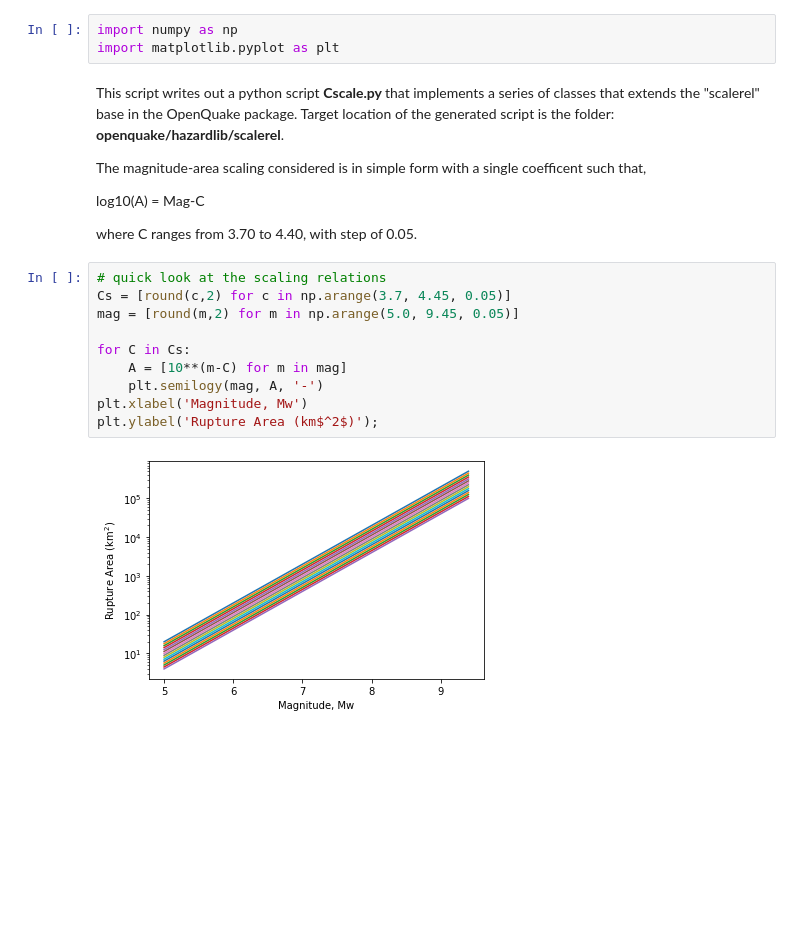
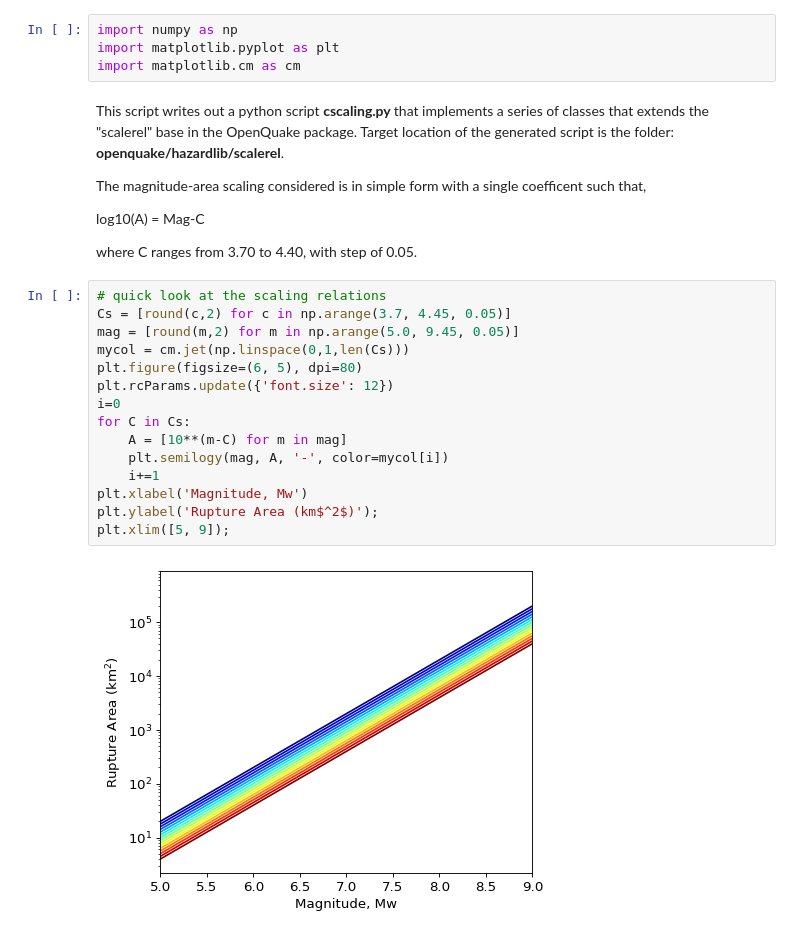
Before and after one commit to thingbaijam/mag-area-cscaling, a Jupyter notebook: write_scalerel-class.ipynb, the cells around one changed output. Saved outputs shown, nothing was run; the diff lists cells and outputs as text; blank space fills up the shorter version.

```diff
--- a/write_scalerel-class.ipynb
+++ b/write_scalerel-class.ipynb
@@ -1,8 +1,9 @@
 # %%
 import numpy as np
 import matplotlib.pyplot as plt
+import matplotlib.cm as cm
 # %% [markdown]
-This script writes out a python script <b> Cscale.py </b> that implements a series of classes that extends the "scalerel" base in the OpenQuake package. Target location of the generated script is the folder: <b> openquake/hazardlib/scalerel</b>.
+This script writes out a python script <b> cscaling.py </b> that implements a series of classes that extends the "scalerel" base in the OpenQuake package. Target location of the generated script is the folder: <b> openquake/hazardlib/scalerel</b>.
 
 The magnitude-area scaling considered is in simple form with a single coefficent such that,
 
@@ -12,15 +13,20 @@ where C ranges from 3.70 to 4.40, with step of 0.05.
 # %%
 # quick look at the scaling relations
 Cs = [round(c,2) for c in np.arange(3.7, 4.45, 0.05)]
 mag = [round(m,2) for m in np.arange(5.0, 9.45, 0.05)]
-
+mycol = cm.jet(np.linspace(0,1,len(Cs)))
+plt.figure(figsize=(6, 5), dpi=80)
+plt.rcParams.update({'font.size': 12})
+i=0
 for C in Cs:
     A = [10**(m-C) for m in mag]
-    plt.semilogy(mag, A, '-')
+    plt.semilogy(mag, A, '-', color=mycol[i])
+    i+=1
 plt.xlabel('Magnitude, Mw')
 plt.ylabel('Rupture Area (km$^2$)');
+plt.xlim([5, 9]);
 # %% [output]
-[figure, old version]
+[figure, new version]
 # %%
 def strtag(k):
     t = ('%.2f')%k
```
Also changed, not shown: parts of 3 cells of this notebook, 2 other files.
